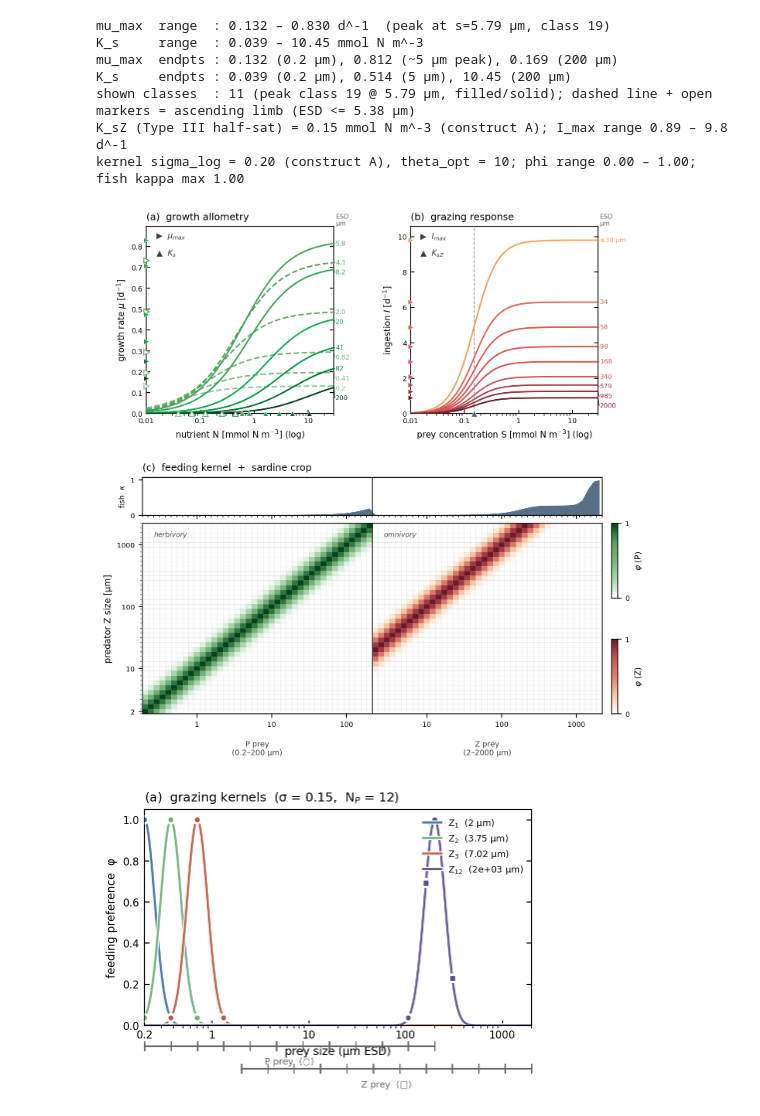
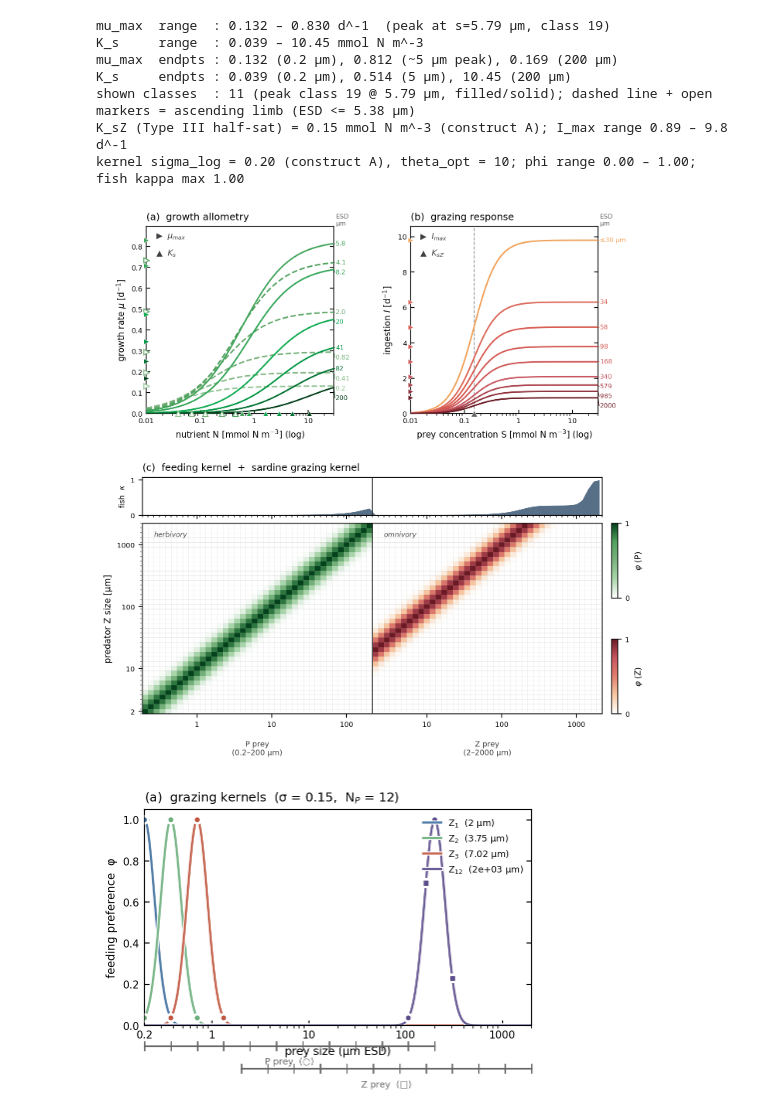
Before and after one commit to ben1post/SSMCariaco, a Jupyter notebook: plots/FIGURE_2.ipynb, the cells around one changed output. Saved outputs shown, nothing was run; the diff lists cells and outputs as text; code cells hidden in the pictures.

```diff
--- a/plots/FIGURE_2.ipynb
+++ b/plots/FIGURE_2.ipynb
@@ -141,39 +141,39 @@ def draw_c(axf, axh, caxP, caxZ):
     axf.fill_between(xc, 0, fish, color='#46607A', alpha=0.9, lw=0); axf.axvline(n_P, color='0.2', lw=1.0)
     axf.set_ylim(0,1.08); axf.set_yticks([0,1]); axf.set_yticklabels(['0','1'],fontsize=6.5)
     axf.set_ylabel('fish  $\\kappa$', fontsize=7); axf.tick_params(labelbottom=False, top=False, right=False)
-    axf.set_title('(c)  feeding kernel  +  sardine crop', fontsize=9, loc='left')
+    axf.set_title('(c)  feeding kernel  +  sardine grazing kernel', fontsize=9, loc='left')
     cbP=axf.figure.colorbar(pmP, cax=caxP); cbP.set_label('$\\varphi$ (P)', fontsize=7.5)
     cbZ=axf.figure.colorbar(pmZ, cax=caxZ); cbZ.set_label('$\\varphi$ (Z)', fontsize=7.5)
     for cb in (cbP,cbZ): cb.set_ticks([0,1]); cb.ax.tick_params(labelsize=6.5)
     print(f"kernel sigma_log = 0.20 (construct A), theta_opt = 10; "
           f"phi range {phiPZ.min():.2f} – {phiPZ.max():.2f}; fish kappa max {fish.max():.2f}")
 
 # ---------------- assemble ----------------
 fig = plt.figure(figsize=(7.4, 7.2))
 outer = fig.add_gridspec(2, 2, width_ratios=[30, .4], height_ratios=[0.95, 1.2],
                          hspace=0.30, wspace=0.04, left=0.08, right=0.91, top=0.95, bottom=0.075)
 # top: a | b — in the MAIN column only (top-right cell stays empty, so b aligns to the heatmap)
 gtop = outer[0, 0].subgridspec(1, 2, wspace=0.35)
 ax_a = fig.add_subplot(gtop[0]); ax_b = fig.add_subplot(gtop[1])
 # bottom-left: fish strip + heatmap (same main column -> same right edge as b)
 gbot = outer[1, 0].subgridspec(2, 1, height_ratios=[1, 5], hspace=0.07)
 ax_cf = fig.add_subplot(gbot[0]); ax_ch = fig.add_subplot(gbot[1], sharex=ax_cf)
 # bottom-right: colourbars, split to align with the heatmap row (upper sub-cell left empty = the fish strip)
 gcb = outer[1, 1].subgridspec(2, 1, height_ratios=[1, 5], hspace=0.07)
 cgs = gcb[1].subgridspec(2, 1, hspace=0.55)
 caxP = fig.add_subplot(cgs[0]); caxZ = fig.add_subplot(cgs[1])
 draw_a(ax_a); draw_b(ax_b); draw_c(ax_cf, ax_ch, caxP, caxZ)
-# fig.savefig('fig2b_assembled.svg', bbox_inches='tight')
+fig.savefig('figures/Figure2b_allometry_v1.pdf', bbox_inches='tight')
 plt.show()
 # %% [output]
 mu_max  range  : 0.132 – 0.830 d^-1  (peak at s=5.79 µm, class 19)
 K_s     range  : 0.039 – 10.45 mmol N m^-3
 mu_max  endpts : 0.132 (0.2 µm), 0.812 (~5 µm peak), 0.169 (200 µm)
 K_s     endpts : 0.039 (0.2 µm), 0.514 (5 µm), 10.45 (200 µm)
 shown classes  : 11 (peak class 19 @ 5.79 µm, filled/solid); dashed line + open markers = ascending limb (ESD <= 5.38 µm)
 K_sZ (Type III half-sat) = 0.15 mmol N m^-3 (construct A); I_max range 0.89 – 9.8 d^-1
 kernel sigma_log = 0.20 (construct A), theta_opt = 10; phi range 0.00 – 1.00; fish kappa max 1.00
-[figure, old version]
+[figure, new version]
 # %%
 %config InlineBackend.figure_format = 'retina'
 import numpy as np
```
Also changed, not shown: 11 other files.
